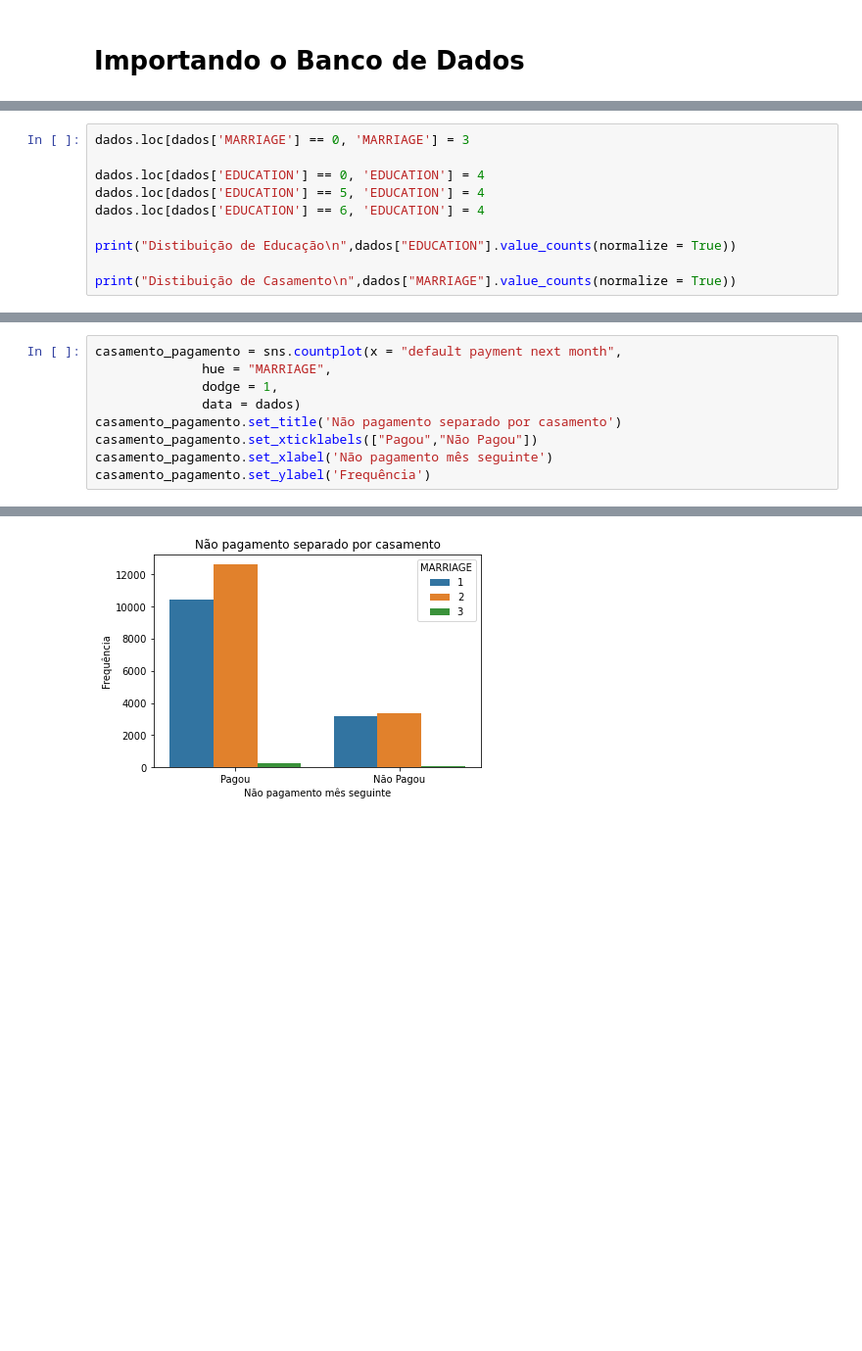
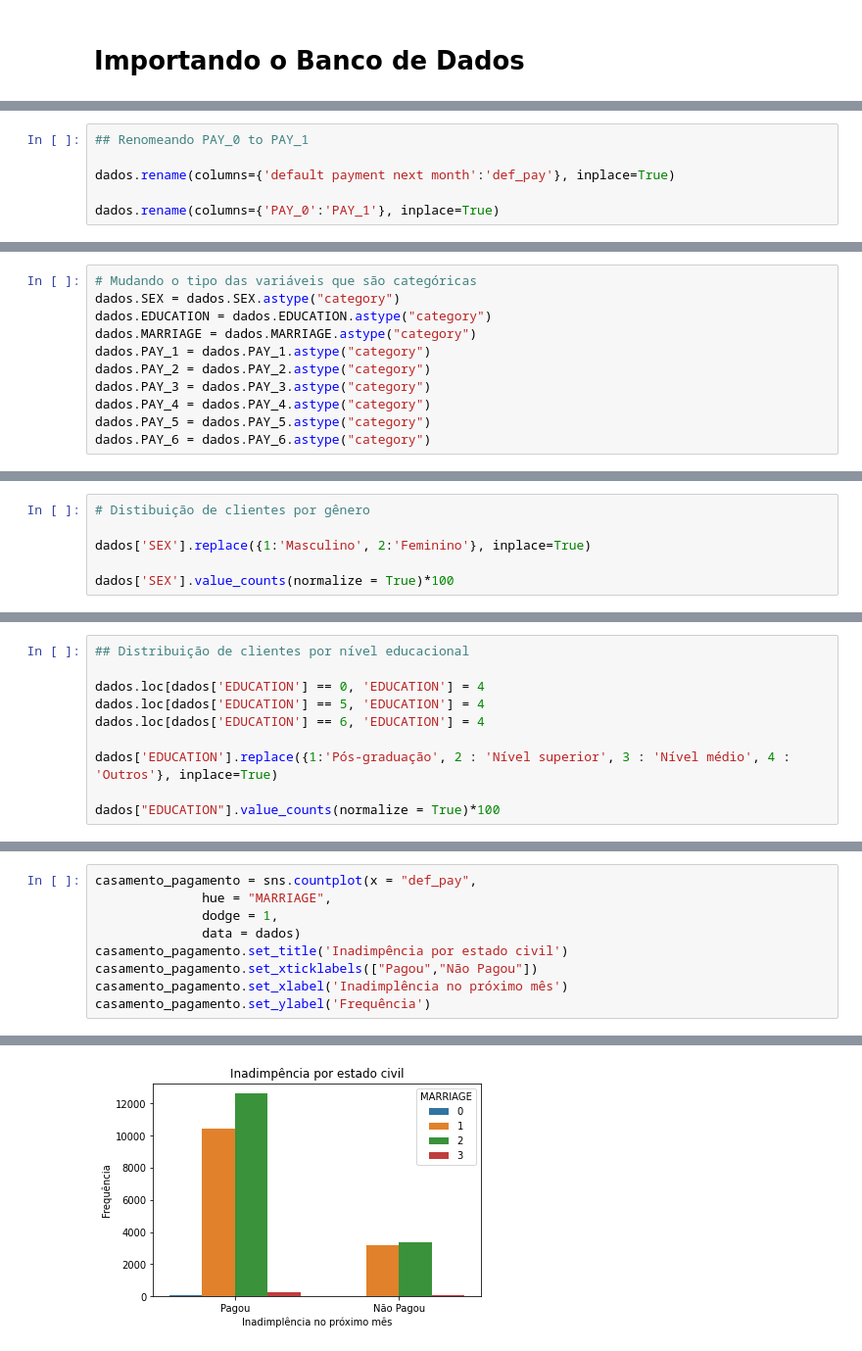
Before and after one commit to Anna-Eloyr/LabEst2021.1, a Jupyter notebook: 1_importacao_dados.ipynb, the cells around one changed output, grey strips where cells are left out. Shown: that part at 98% size. Saved outputs shown, nothing was run; the diff lists cells and outputs as text; blank space fills up the shorter version.

```diff
--- a/1_importacao_dados.ipynb
+++ b/1_importacao_dados.ipynb
@@ -24,0 +29,6 @@ Saving default of credit card clients.xlsx to default of credit card clients.xls
+# %%
+## Renomeando PAY_0 to PAY_1
+
+dados.rename(columns={'default payment next month':'def_pay'}, inplace=True)
+
+dados.rename(columns={'PAY_0':'PAY_1'}, inplace=True)
@@ -25,3 +73,14 @@ Saving default of credit card clients.xlsx to default of credit card clients.xls
+# %%
+# Mudando o tipo das variáveis que são categóricas
+dados.SEX = dados.SEX.astype("category")
+dados.EDUCATION = dados.EDUCATION.astype("category")
+dados.MARRIAGE = dados.MARRIAGE.astype("category")
+dados.PAY_1 = dados.PAY_1.astype("category")
+dados.PAY_2 = dados.PAY_2.astype("category")
+dados.PAY_3 = dados.PAY_3.astype("category")
+dados.PAY_4 = dados.PAY_4.astype("category")
+dados.PAY_5 = dados.PAY_5.astype("category")
+dados.PAY_6 = dados.PAY_6.astype("category")
 # %% [markdown]
 # Dados pessoais
 
@@ -75,0 +132,6 @@ Name: MARRIAGE, dtype: float64
+# %%
+# Distibuição de clientes por gênero
+
+dados['SEX'].replace({1:'Masculino', 2:'Feminino'}, inplace=True)
+
+dados['SEX'].value_counts(normalize = True)*100
@@ -78,11 +161,11 @@ Aterando linhas onde a variavel de casamento está com valor 0 e incluir no grup
 # %%
-dados.loc[dados['MARRIAGE'] == 0, 'MARRIAGE'] = 3
+## Distribuição de clientes por nível educacional
 
 dados.loc[dados['EDUCATION'] == 0, 'EDUCATION'] = 4
 dados.loc[dados['EDUCATION'] == 5, 'EDUCATION'] = 4
 dados.loc[dados['EDUCATION'] == 6, 'EDUCATION'] = 4
 
-print("Distibuição de Educação\n",dados["EDUCATION"].value_counts(normalize = True))
+dados['EDUCATION'].replace({1:'Pós-graduação', 2 : 'Nível superior', 3 : 'Nível médio', 4 : 'Outros'}, inplace=True)
 
-print("Distibuição de Casamento\n",dados["MARRIAGE"].value_counts(normalize = True))
+dados["EDUCATION"].value_counts(normalize = True)*100
 # %% [output]
@@ -129,12 +201,12 @@ Name: default payment next month, dtype: float64
 # %%
-casamento_pagamento = sns.countplot(x = "default payment next month",
+casamento_pagamento = sns.countplot(x = "def_pay",
               hue = "MARRIAGE",
               dodge = 1,
               data = dados)
-casamento_pagamento.set_title('Não pagamento separado por casamento')
+casamento_pagamento.set_title('Inadimpência por estado civil')
 casamento_pagamento.set_xticklabels(["Pagou","Não Pagou"])
-casamento_pagamento.set_xlabel('Não pagamento mês seguinte')
+casamento_pagamento.set_xlabel('Inadimplência no próximo mês')
 casamento_pagamento.set_ylabel('Frequência')
 # %% [output]
 Text(0, 0.5, 'Frequência')
-[figure, old version]
+[figure, new version]
```
Also changed, not shown: parts of 31 cells of this notebook.
